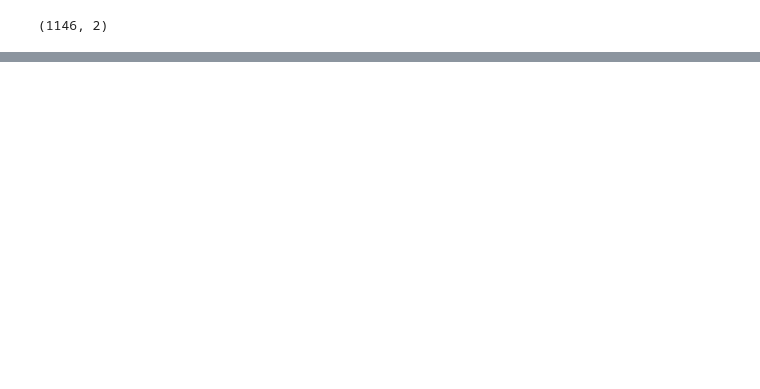
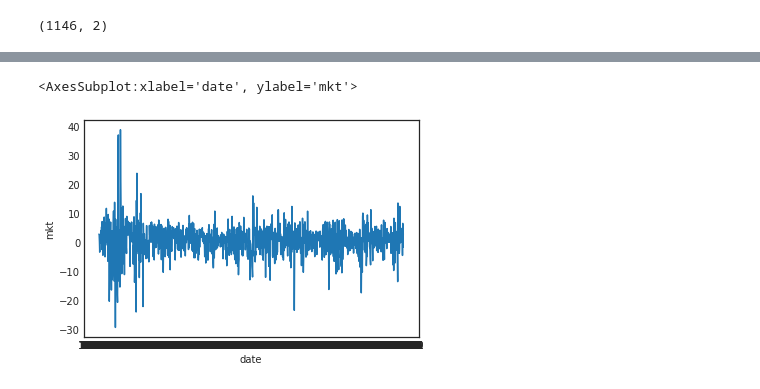
Before and after one commit to MykolaPinchuk/Coursera_IBM_ML1, a Jupyter notebook: ibm-ml1-6-final.ipynb, the cells around one changed output, grey strips where cells are left out. Cells and saved outputs as stored; diff of their text form; code cells hidden in the pictures; blank space fills up the shorter version.

```diff
--- a/ibm-ml1-6-final.ipynb
+++ b/ibm-ml1-6-final.ipynb
@@ -8,3 +6,12 @@ import os
+# %%
+from datetime import datetime
+import matplotlib
+import matplotlib.pyplot as plt
+import numpy as np
+import pandas as pd
+import statsmodels.api as sm
+import seaborn as sns
+plt.style.use('seaborn-white')
 # %%
 path = '../input/monthly-market-returns/mMKT.CSV'
 df = pd.read_csv(path)
@@ -28,0 +31,6 @@ df.head()
+# %%
+df.date=pd.to_datetime(df.date,format='%Y%m')
+df.date=df.date.dt.strftime("%Y-%m")
+# %%
+df.set_index('date', inplace=True)
+df.info()
@@ -28,0 +46,6 @@ df.head()
+# %%
+df.describe()
+sns.lineplot(x=df.index, y='mkt', data=df)
+# %% [output]
+<AxesSubplot:xlabel='date', ylabel='mkt'>
+[figure, added]
```
Also changed, not shown: parts of 12 cells of this notebook.
